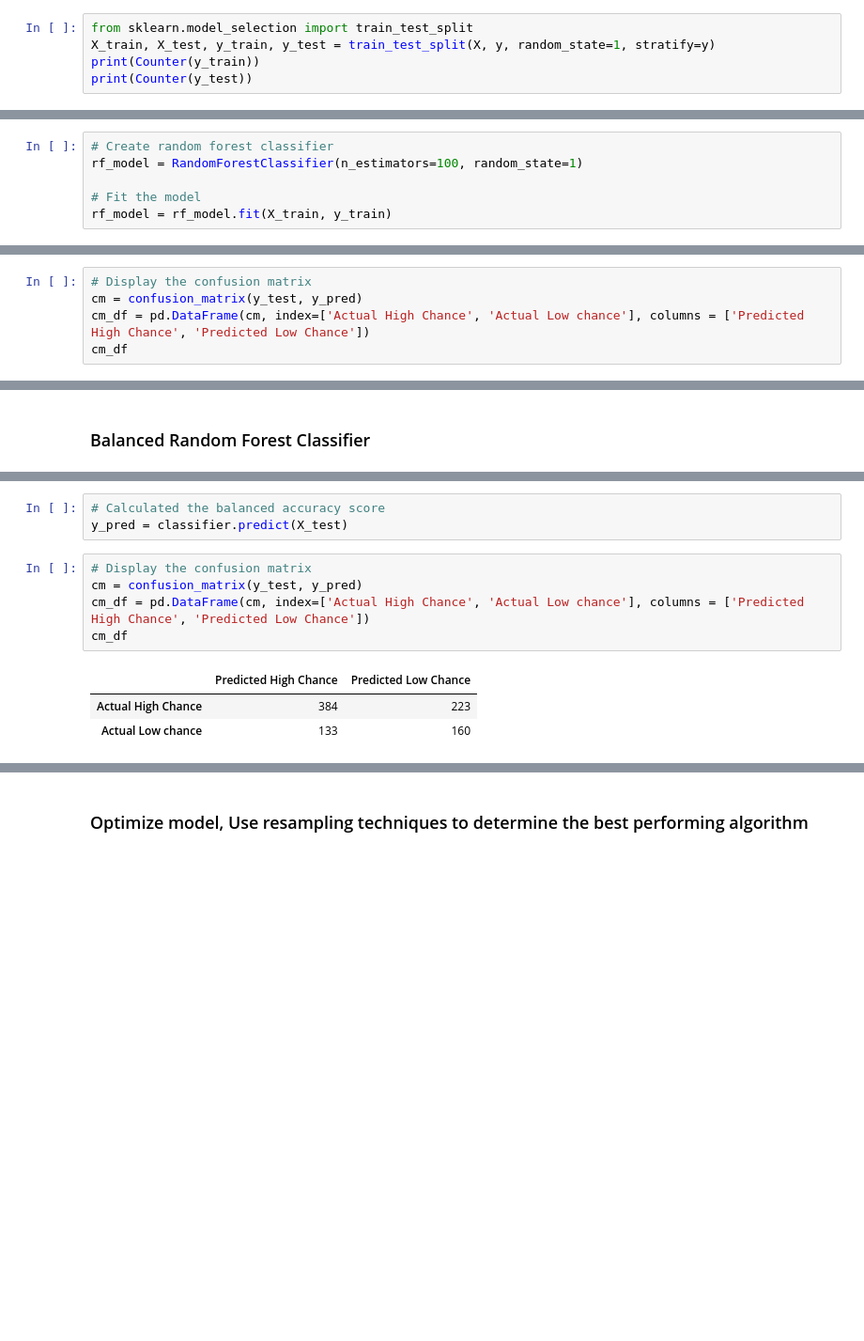
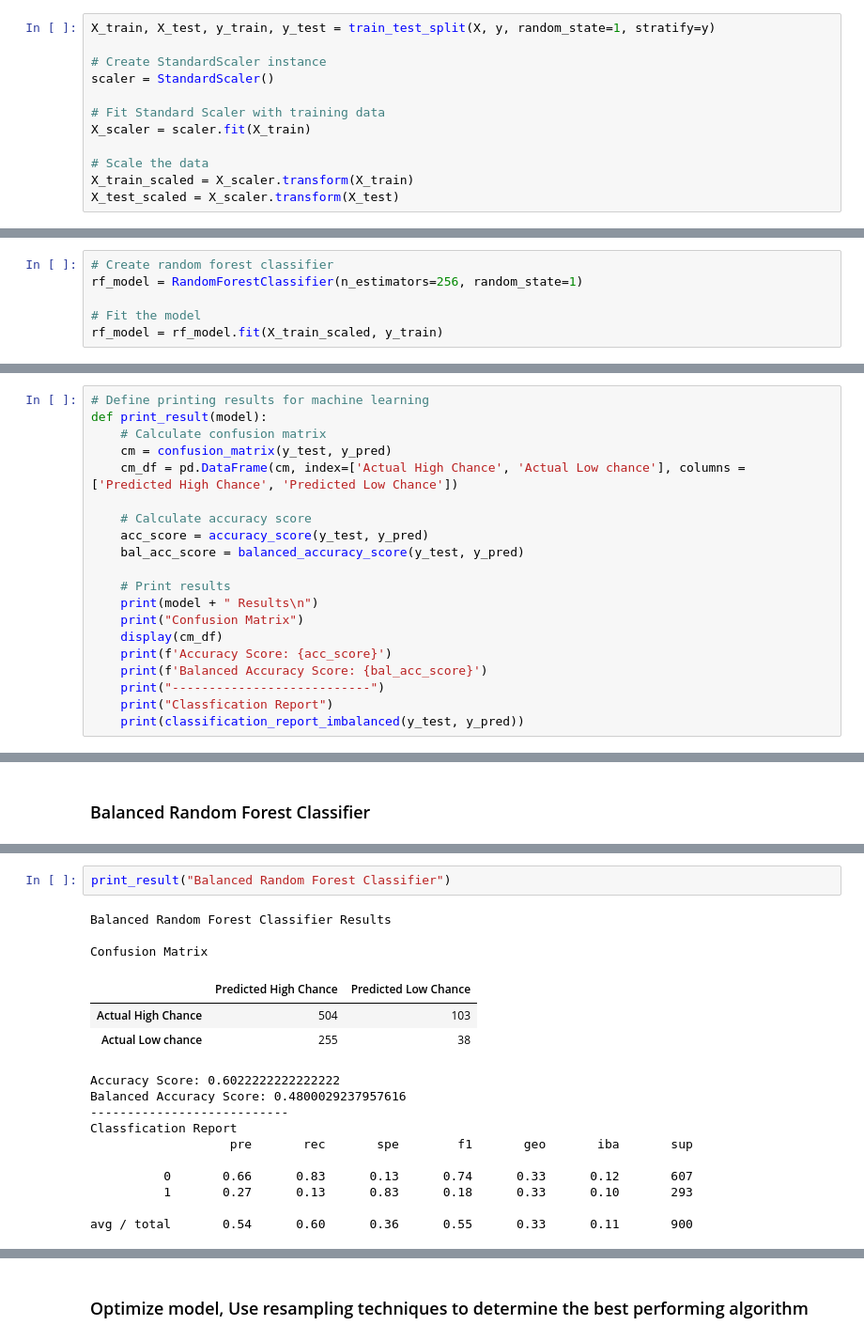
Before and after one commit to AnneLonero/Clinical_Trials_Research_Project, a Jupyter notebook: Supervised Machine Learning Models/Interventional_Machine_Learning.ipynb, the cells around one changed output, grey strips where cells are left out. Shown at 94% size. Drawn from its saved outputs; the diff is of its cells as text; blank space fills up the shorter version.

Commit message:
add functions to easily run machine learning. add feature importance to plot for visulization

```diff
--- a/Supervised Machine Learning Models/Interventional_Machine_Learning.ipynb
+++ b/Supervised Machine Learning Models/Interventional_Machine_Learning.ipynb
@@ -153,7 +153,14 @@ y.value_counts()
 1    1171
 Name: status, dtype: int64
 # %%
-from sklearn.model_selection import train_test_split
 X_train, X_test, y_train, y_test = train_test_split(X, y, random_state=1, stratify=y)
-print(Counter(y_train))
-print(Counter(y_test))
+
+# Create StandardScaler instance
+scaler = StandardScaler()
+
+# Fit Standard Scaler with training data
+X_scaler = scaler.fit(X_train)
+
+# Scale the data
+X_train_scaled = X_scaler.transform(X_train)
+X_test_scaled = X_scaler.transform(X_test)
@@ -164,16 +168,31 @@ Counter({0: 607, 1: 293})
 ### Random Forest Classifier
 # %%
 # Create random forest classifier
-rf_model = RandomForestClassifier(n_estimators=100, random_state=1)
+rf_model = RandomForestClassifier(n_estimators=256, random_state=1)
 
 # Fit the model
-rf_model = rf_model.fit(X_train, y_train)
+rf_model = rf_model.fit(X_train_scaled, y_train)
 # %%
 # Create prediction
 y_pred = rf_model.predict(X_test)
 # %%
-# Display the confusion matrix
-cm = confusion_matrix(y_test, y_pred)
-cm_df = pd.DataFrame(cm, index=['Actual High Chance', 'Actual Low chance'], columns = ['Predicted High Chance', 'Predicted Low Chance'])
-cm_df
+# Define printing results for machine learning
+def print_result(model):
+    # Calculate confusion matrix
+    cm = confusion_matrix(y_test, y_pred)
+    cm_df = pd.DataFrame(cm, index=['Actual High Chance', 'Actual Low chance'], columns = ['Predicted High Chance', 'Predicted Low Chance'])
+
+    # Calculate accuracy score
+    acc_score = accuracy_score(y_test, y_pred)
+    bal_acc_score = balanced_accuracy_score(y_test, y_pred)
+
+    # Print results
+    print(model + " Results\n")
+    print("Confusion Matrix")
+    display(cm_df)
+    print(f'Accuracy Score: {acc_score}')
+    print(f'Balanced Accuracy Score: {bal_acc_score}')
+    print("---------------------------")
+    print("Classfication Report")
+    print(classification_report_imbalanced(y_test, y_pred))
 # %%
@@ -206,12 +278,19 @@ BalancedRandomForestClassifier(random_state=1)
-# %%
-# Calculated the balanced accuracy score
-y_pred = classifier.predict(X_test)
 # %%
-# Display the confusion matrix
-cm = confusion_matrix(y_test, y_pred)
-cm_df = pd.DataFrame(cm, index=['Actual High Chance', 'Actual Low chance'], columns = ['Predicted High Chance', 'Predicted Low Chance'])
-cm_df
+print_result("Balanced Random Forest Classifier")
 # %% [output]
+Balanced Random Forest Classifier Results
+
+Confusion Matrix
 |  | Predicted High Chance | Predicted Low Chance |
-| Actual High Chance | 384 | 223 |
-| Actual Low chance | 133 | 160 |
+| Actual High Chance | 504 | 103 |
+| Actual Low chance | 255 | 38 |
+Accuracy Score: 0.6022222222222222
+Balanced Accuracy Score: 0.4800029237957616
+---------------------------
+Classfication Report
+                   pre       rec       spe        f1       geo       iba       sup
+
+          0       0.66      0.83      0.13      0.74      0.33      0.12       607
+          1       0.27      0.13      0.83      0.18      0.33      0.10       293
+
+avg / total       0.54      0.60      0.36      0.55      0.33      0.11       900
```
Also changed, not shown: parts of 31 cells of this notebook, 21 other files.
